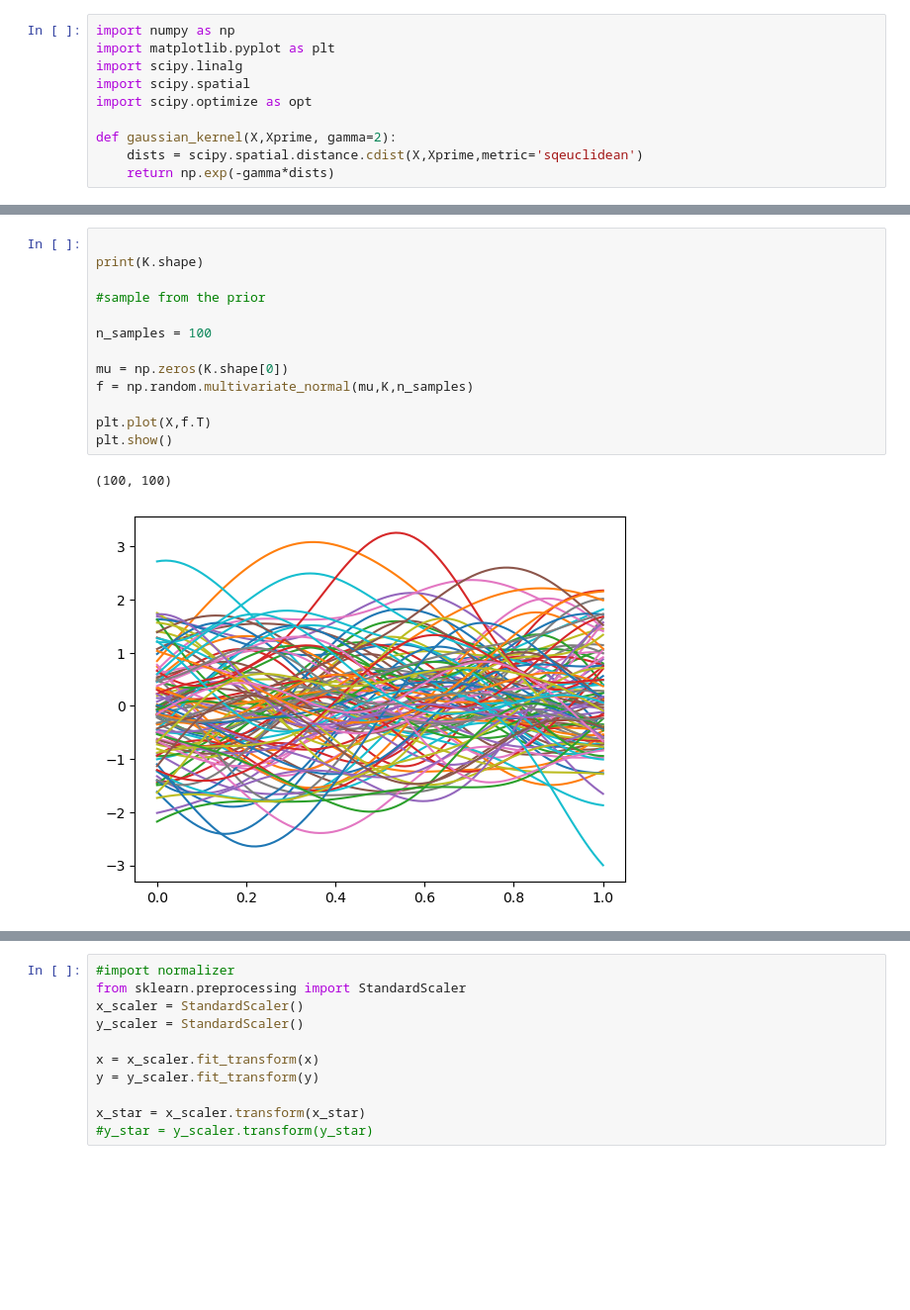
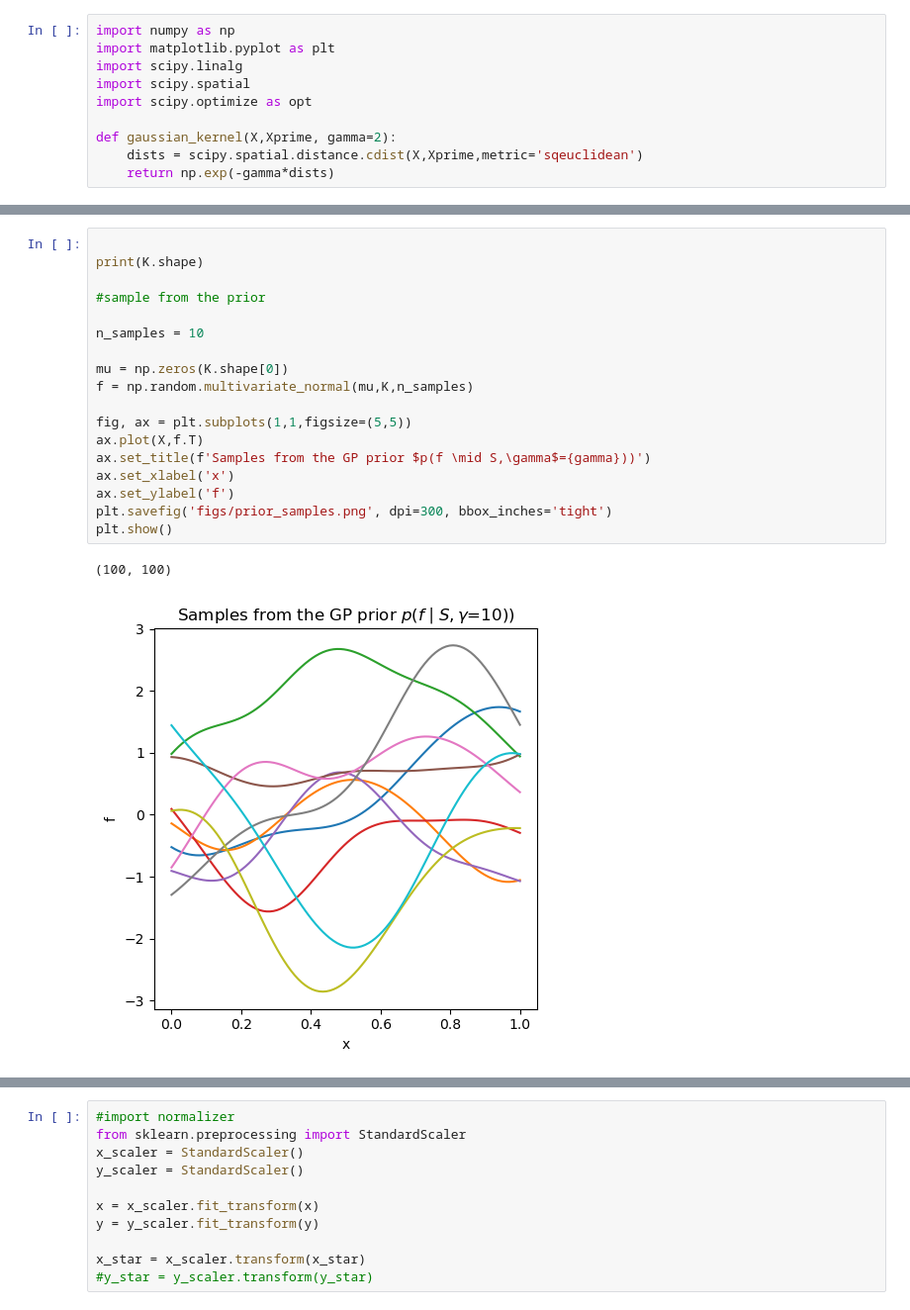
Before and after one commit to mdreisler/PML_course, a Jupyter notebook: assignment2/weekIV/GPs.ipynb, the cells around one changed output, grey strips where cells are left out. Shown at 99% size. Saved outputs shown, nothing was run; the diff lists cells and outputs as text; blank space fills up the shorter version.

```diff
--- a/assignment2/weekIV/GPs.ipynb
+++ b/assignment2/weekIV/GPs.ipynb
@@ -26,19 +46,24 @@ plt.imshow(K,interpolation='none')
 # %%
 
 print(K.shape)
 
 #sample from the prior
 
-n_samples = 100
+n_samples = 10
 
 mu = np.zeros(K.shape[0])
 f = np.random.multivariate_normal(mu,K,n_samples)
 
-plt.plot(X,f.T)
+fig, ax = plt.subplots(1,1,figsize=(5,5))
+ax.plot(X,f.T)
+ax.set_title(f'Samples from the GP prior $p(f \mid S,\gamma$={gamma}))')
+ax.set_xlabel('x')
+ax.set_ylabel('f')
+plt.savefig('figs/prior_samples.png', dpi=300, bbox_inches='tight')
 plt.show()
 # %% [output]
 (100, 100)
-[figure, old version]
+[figure, new version]
 # %%
 import pandas as pd
 
```
Also changed, not shown: parts of 7 cells of this notebook, 4 other files.
